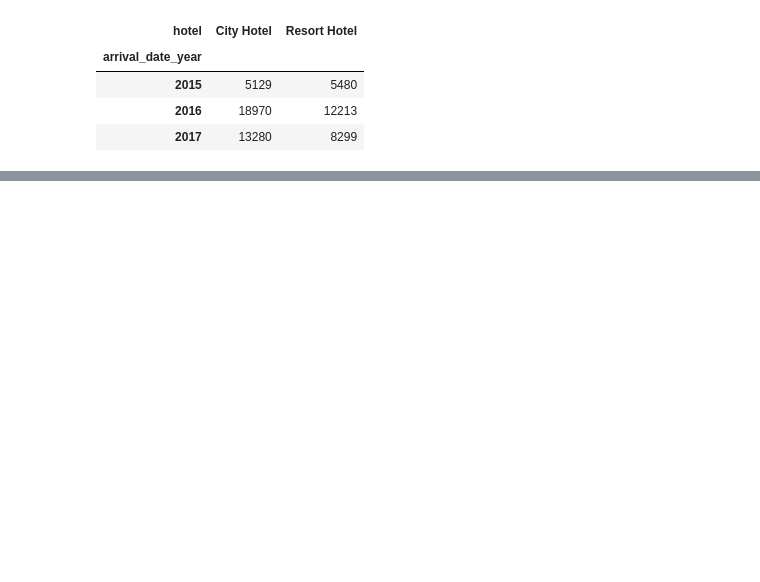
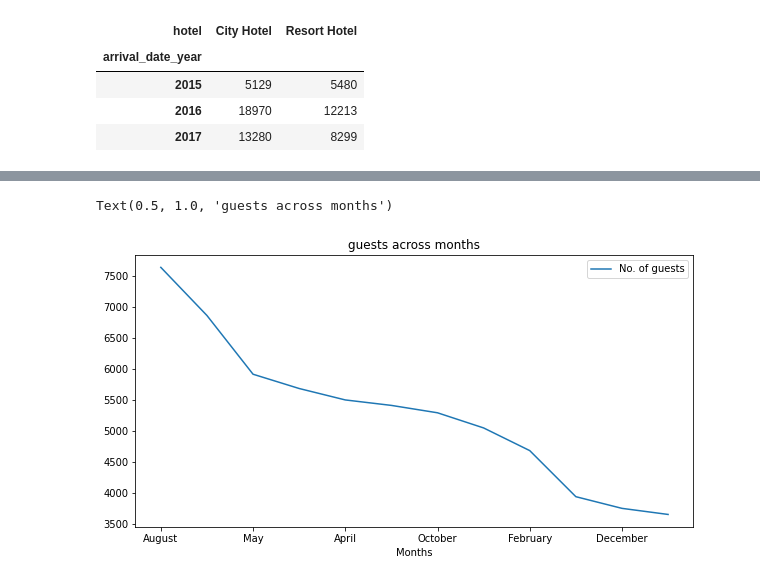
Before and after one commit to shubhro-jyoti/Hotel-Booking-analysis, a Jupyter notebook: Copy_of_Hotel_Booking_Analysis_Capstone_Project.ipynb, the cells around one changed output, grey strips where cells are left out. Cells and saved outputs as stored; diff of their text form; code cells hidden in the pictures; blank space fills up the shorter version.

```diff
--- a/Copy_of_Hotel_Booking_Analysis_Capstone_Project.ipynb
+++ b/Copy_of_Hotel_Booking_Analysis_Capstone_Project.ipynb
@@ -305,0 +335,5 @@ a
+# %%
+# creating dataframe for number of guests and months
+month_count = df['arrival_date_month'].value_counts().reset_index()
+month_count.columns = ['Months','No. of guests']
+month_count.sort_values('Months')
@@ -305,0 +354,8 @@ a
+# %%
+# plotting line graph for above dataframe
+month_count.plot(x = 'Months', y = 'No. of guests')
+
+plt.title('guests across months')
+# %% [output]
+Text(0.5, 1.0, 'guests across months')
+[figure, added]
```
Also changed, not shown: parts of 12 cells of this notebook.
